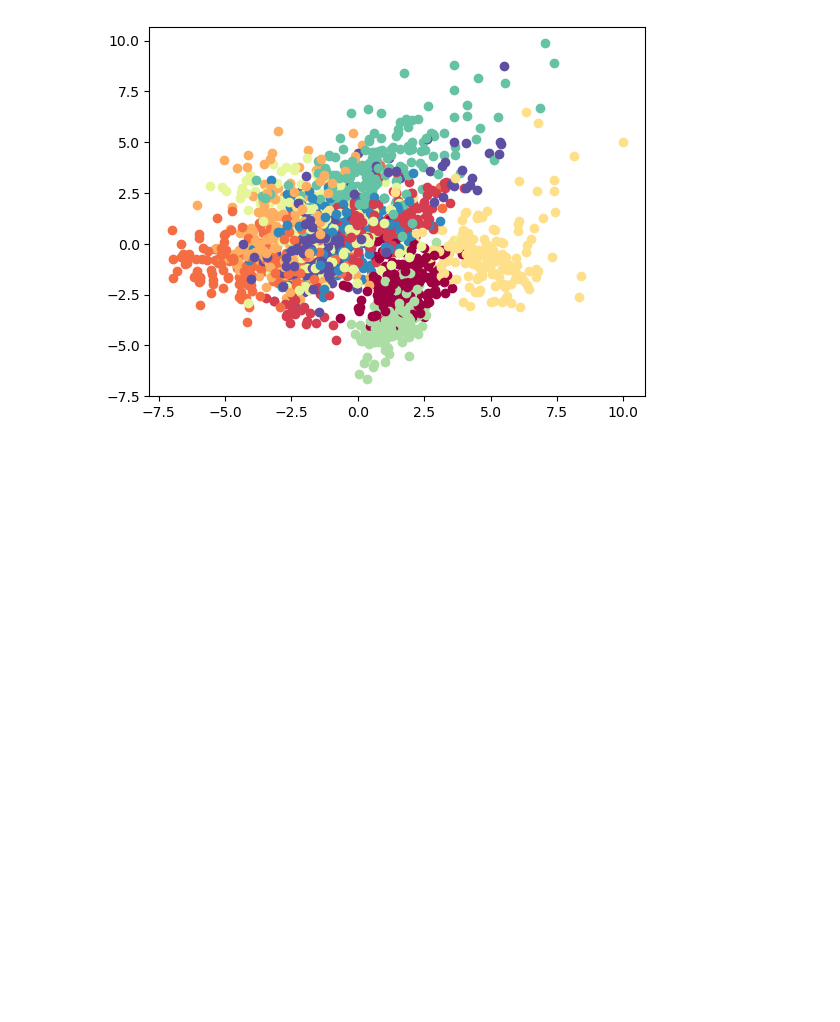
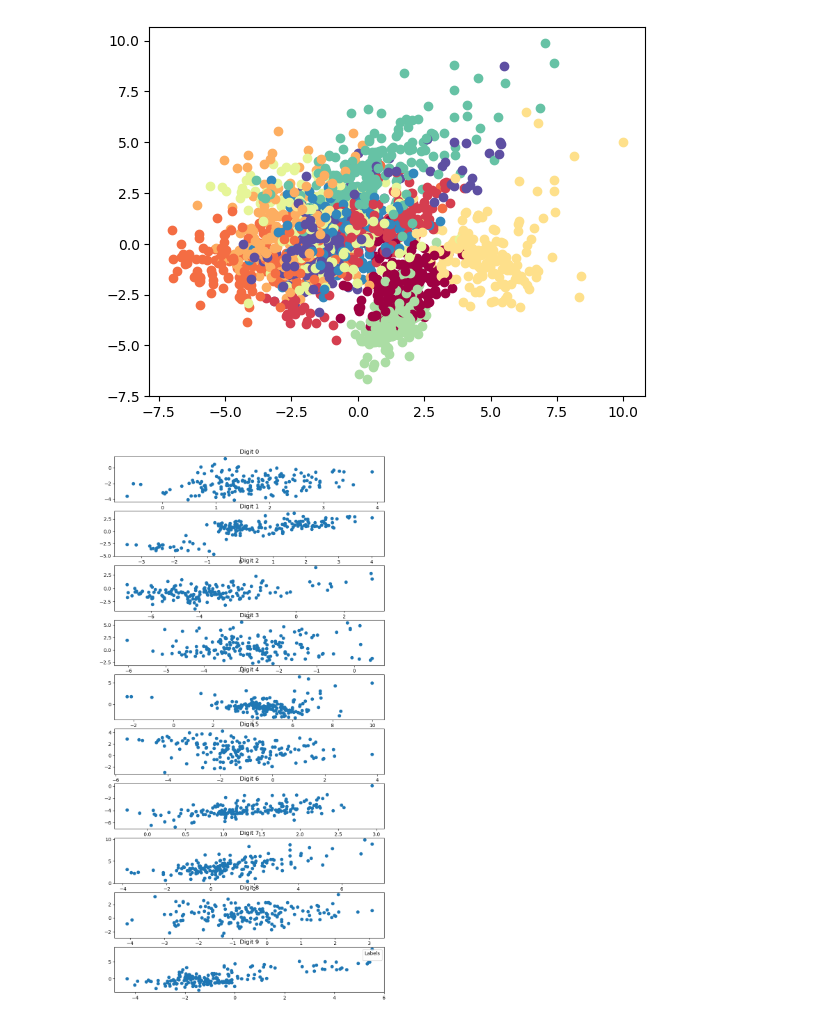
Before and after one commit to its-mario/Sigmoid-Mentoring, a Jupyter notebook: 05_principal_component_analysis.ipynb, the cells around one changed output. Drawn from its saved outputs; the diff is of its cells as text; code cells hidden in the pictures; blank space fills up the shorter version.

```diff
--- a/05_principal_component_analysis.ipynb
+++ b/05_principal_component_analysis.ipynb
@@ -221,9 +227,9 @@ sklearn_PCA = PCA(n_components=2) # creating an instance of PCA
 # %%
 # applying scaling
 scaler = StandardScaler()
-scaler.fit(data['data'].to_numpy())
+scaler.fit(X)
 
-data_scaled_X = scaler.transform(data['data'].to_numpy())
+data_scaled_X = scaler.transform(X)
 # %%
 # training and applying PCA transform
 sklearn_PCA.fit(data_scaled_X)
@@ -248,9 +254,20 @@ colors = [
 
 for i in range(digits_transformed.shape[0]): # iterate in range of total rows
     row = digits_transformed[i] # getting values of row
-    target = data['target'][i] # getting the digit
+    target = digits['target'][i] # getting the digit
     ax.plot(row[0], row[1], 'o', color=colors[target]) #
 
 plt.show()
 # %% [output]
 [figure]
+# %%
+fig, axs = plt.subplots(10, figsize=(10, 20))
+
+for i in range(10):
+    number_array = digits_transformed[y == i] # extract all rows for specific digit
+    scatter = axs[i].scatter(number_array[:, 0], number_array[:, 1])
+    legend = plt.legend(*scatter.legend_elements(), title='Labels')
+    axs[i].set_title(f"Digit {i}")
+plt.show()
+# %% [output]
+[figure, added]
```
Also changed, not shown: parts of 6 cells of this notebook.
